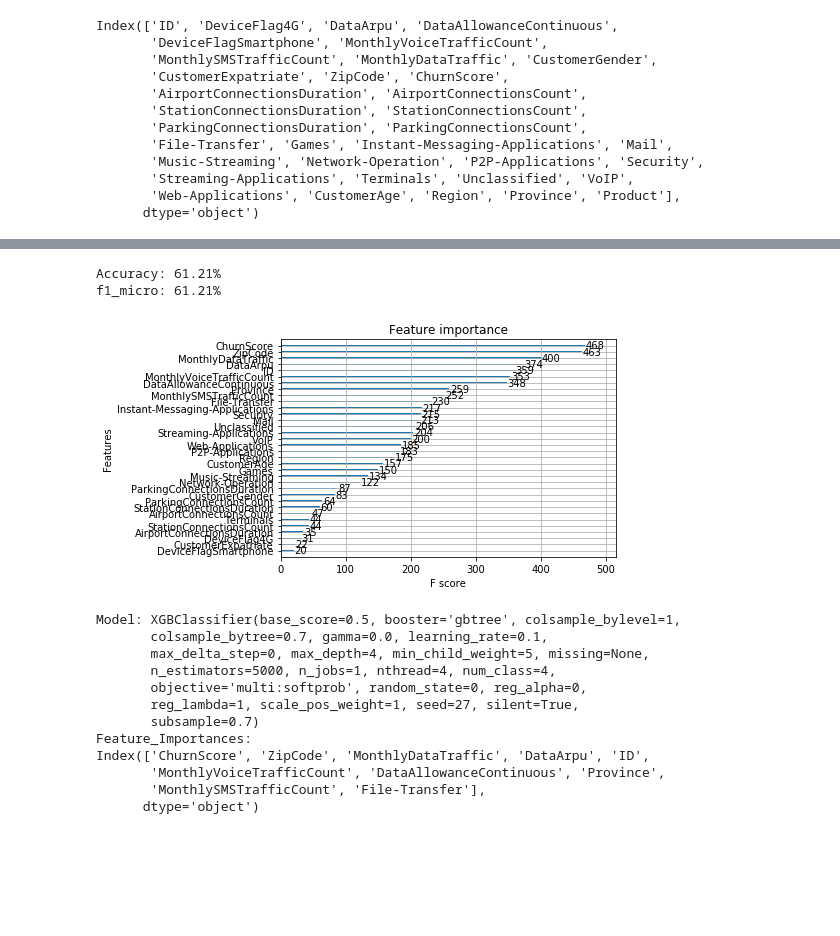
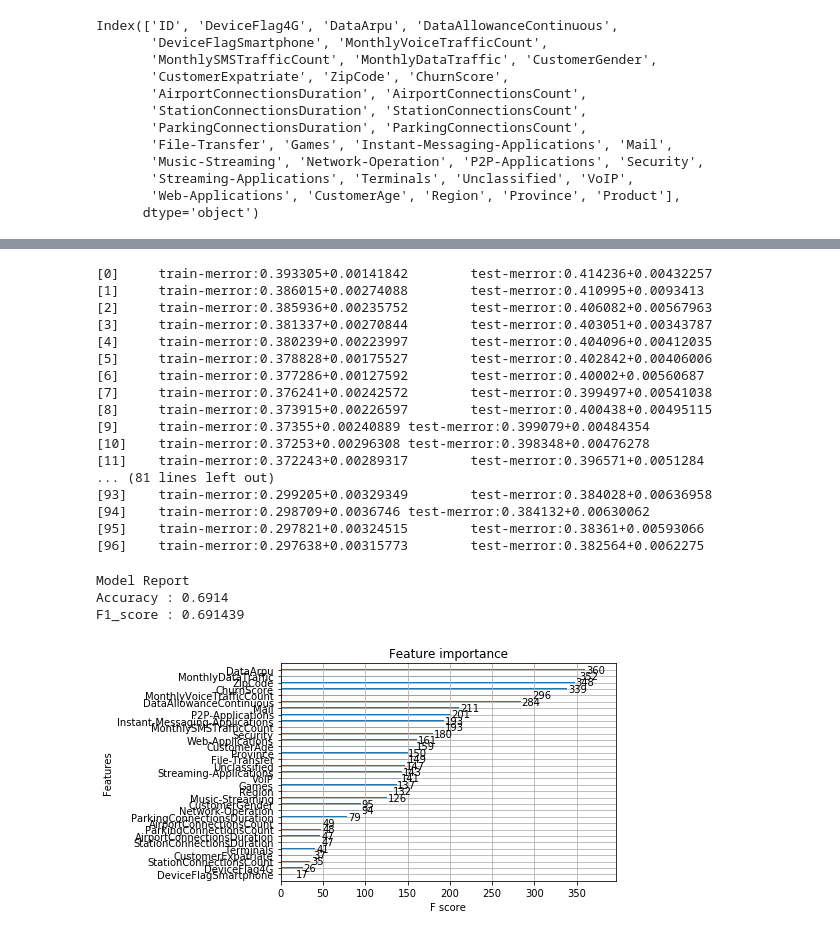
Before and after one commit to EugenioTL/Vodafone_Challenge, a Jupyter notebook: XGBoost_Tuning.ipynb, the cells around one changed output, grey strips where cells are left out. Drawn from its saved outputs; the diff is of its cells as text; code cells hidden in the pictures; blank space fills up the shorter version.

```diff
--- a/XGBoost_Tuning.ipynb
+++ b/XGBoost_Tuning.ipynb
@@ -379,9 +459,9 @@ subsample,colsample_bytree
 #Choose all predictors except target & IDcols
 param_test5 = {
     'subsample':[i/100.0 for i in range(int(subsample*100-5),int(subsample*100+5),5)],
-    'colsample_bytree':[i/100.0 for i in range(int(subsample*100-5),int(subsample*100+5),5)]
+    'colsample_bytree':[i/100.0 for i in range(int(colsample_bytree*100-5),int(colsample_bytree*100+5),5)]
 }
-gsearch5 = GridSearchCV(estimator = XGBClassifier( learning_rate =learning_rate, n_estimators=177, max_depth=max_depth,
+gsearch5 = GridSearchCV(estimator = XGBClassifier( learning_rate =learning_rate, n_estimators=n_estimators, max_depth=max_depth,
                                         min_child_weight=min_child_weight, gamma=gamma, subsample=subsample, colsample_bytree=colsample_bytree,
                                         objective='multi:softprob', num_class=4, nthread=4, scale_pos_weight=1,seed=27),
                        param_grid = param_test5, scoring='f1_micro',n_jobs=4,iid=False, cv=cv, verbose=1)
@@ -437,7 +517,7 @@ reg_alpha
 param_test7 = {
     'reg_alpha':[0, 0.001, 0.005, 0.01, 0.05]
 }
-gsearch7 = GridSearchCV(estimator = XGBClassifier( learning_rate =learning_rate, n_estimators=177, max_depth=max_depth,
+gsearch7 = GridSearchCV(estimator = XGBClassifier( learning_rate =learning_rate, n_estimators=n_estimators, max_depth=max_depth,
                                         min_child_weight=min_child_weight, gamma=gamma, subsample=subsample, colsample_bytree=colsample_bytree,
                                         objective='multi:softprob', num_class=4, nthread=4, scale_pos_weight=1,seed=27),
                        param_grid = param_test7, scoring='f1_micro',n_jobs=4,iid=False, cv=cv,verbose=1)
@@ -473,5 +553,5 @@ xgb3 = XGBClassifier(
         nthread=4,
         scale_pos_weight=1,
         seed=27)
-modelfit(xgb3, train, test, predictors)
+n_estimators = modelfit(xgb3, train, predictors)
 # %% [output]
@@ -494,7 +587,7 @@ Index(['ZipCode', 'CustomerExpatriate', 'MonthlySMSTrafficCount',
 # %%
 xgb4 = XGBClassifier(
-        learning_rate =learning_rate,
-        n_estimators=5000,
+        learning_rate =0.1,
+        n_estimators=209,
         max_depth=max_depth,
         min_child_weight=min_child_weight,
         gamma=gamma,
@@ -506,5 +599,5 @@ xgb4 = XGBClassifier(
         nthread=4,
         scale_pos_weight=1,
         seed=27)
-modelfit(xgb4, train, test, predictors)
+n_estimators = modelfit(xgb4, train, predictors)
 # %% [output]
@@ -544,47 +700,38 @@ Index(['ID', 'DeviceFlag4G', 'DataArpu', 'DataAllowanceContinuous',
 # %%
-predictors = [x for x in train.columns if x not in [target]]
-xgb5 = XGBClassifier(
-        learning_rate =learning_rate,
-        n_estimators=5000,
+xgb4 = XGBClassifier(
+        learning_rate =0.1,
+        n_estimators=n_estimators,
         max_depth=max_depth,
         min_child_weight=min_child_weight,
         gamma=gamma,
         subsample=subsample,
         colsample_bytree=colsample_bytree,
         reg_alpha=reg_alpha,
         objective='multi:softprob',
         num_class=4,
         nthread=4,
         scale_pos_weight=1,
         seed=27)
-modelfit(xgb5, train, test, predictors)
-
-X_train, X_test, y_train, y_test = train_test_split(train[predictors], train[target], test_size=0.33, random_state=7)
-eval_set = [(X_test, y_test)]
-xgb5.fit(X_train,
-      y_train,
-      early_stopping_rounds=50,
-      eval_metric="merror",
-      eval_set=eval_set,
-      verbose=False)
-
-x_test = test.drop('predprob', 1)
-
-y_pred_new_data = xgb5.predict(x_test)
-predictions = [round(value) for value in y_pred_new_data]
+n_estimators = modelfit(xgb4, train, predictors)
 # %% [output]
-Accuracy: 61.21%
-f1_micro: 61.21%
+[0]     train-merror:0.393305+0.00141842        test-merror:0.414236+0.00432257
+[1]     train-merror:0.386015+0.00274088        test-merror:0.410995+0.0093413
+[2]     train-merror:0.385936+0.00235752        test-merror:0.406082+0.00567963
+[3]     train-merror:0.381337+0.00270844        test-merror:0.403051+0.00343787
+[4]     train-merror:0.380239+0.00223997        test-merror:0.404096+0.00412035
+[5]     train-merror:0.378828+0.00175527        test-merror:0.402842+0.00406006
+[6]     train-merror:0.377286+0.00127592        test-merror:0.40002+0.00560687
+[7]     train-merror:0.376241+0.00242572        test-merror:0.399497+0.00541038
+[8]     train-merror:0.373915+0.00226597        test-merror:0.400438+0.00495115
+[9]     train-merror:0.37355+0.00240889 test-merror:0.399079+0.00484354
+[10]    train-merror:0.37253+0.00296308 test-merror:0.398348+0.00476278
+[11]    train-merror:0.372243+0.00289317        test-merror:0.396571+0.0051284
+... (81 lines left out)
+[93]    train-merror:0.299205+0.00329349        test-merror:0.384028+0.00636958
+[94]    train-merror:0.298709+0.0036746 test-merror:0.384132+0.00630062
+[95]    train-merror:0.297821+0.00324515        test-merror:0.38361+0.00593066
+[96]    train-merror:0.297638+0.00315773        test-merror:0.382564+0.0062275
+Model Report
+Accuracy : 0.6914
+F1_score : 0.691439
-[figure, old version]
+[figure, new version]
-Model: XGBClassifier(base_score=0.5, booster='gbtree', colsample_bylevel=1,
-       colsample_bytree=0.7, gamma=0.0, learning_rate=0.1,
-       max_delta_step=0, max_depth=4, min_child_weight=5, missing=None,
-       n_estimators=5000, n_jobs=1, nthread=4, num_class=4,
-       objective='multi:softprob', random_state=0, reg_alpha=0,
-       reg_lambda=1, scale_pos_weight=1, seed=27, silent=True,
-       subsample=0.7)
-Feature_Importances:
-Index(['ChurnScore', 'ZipCode', 'MonthlyDataTraffic', 'DataArpu', 'ID',
-       'MonthlyVoiceTrafficCount', 'DataAllowanceContinuous', 'Province',
-       'MonthlySMSTrafficCount', 'File-Transfer'],
-      dtype='object')
```
Also changed, not shown: parts of 39 cells of this notebook, 5 other files.
